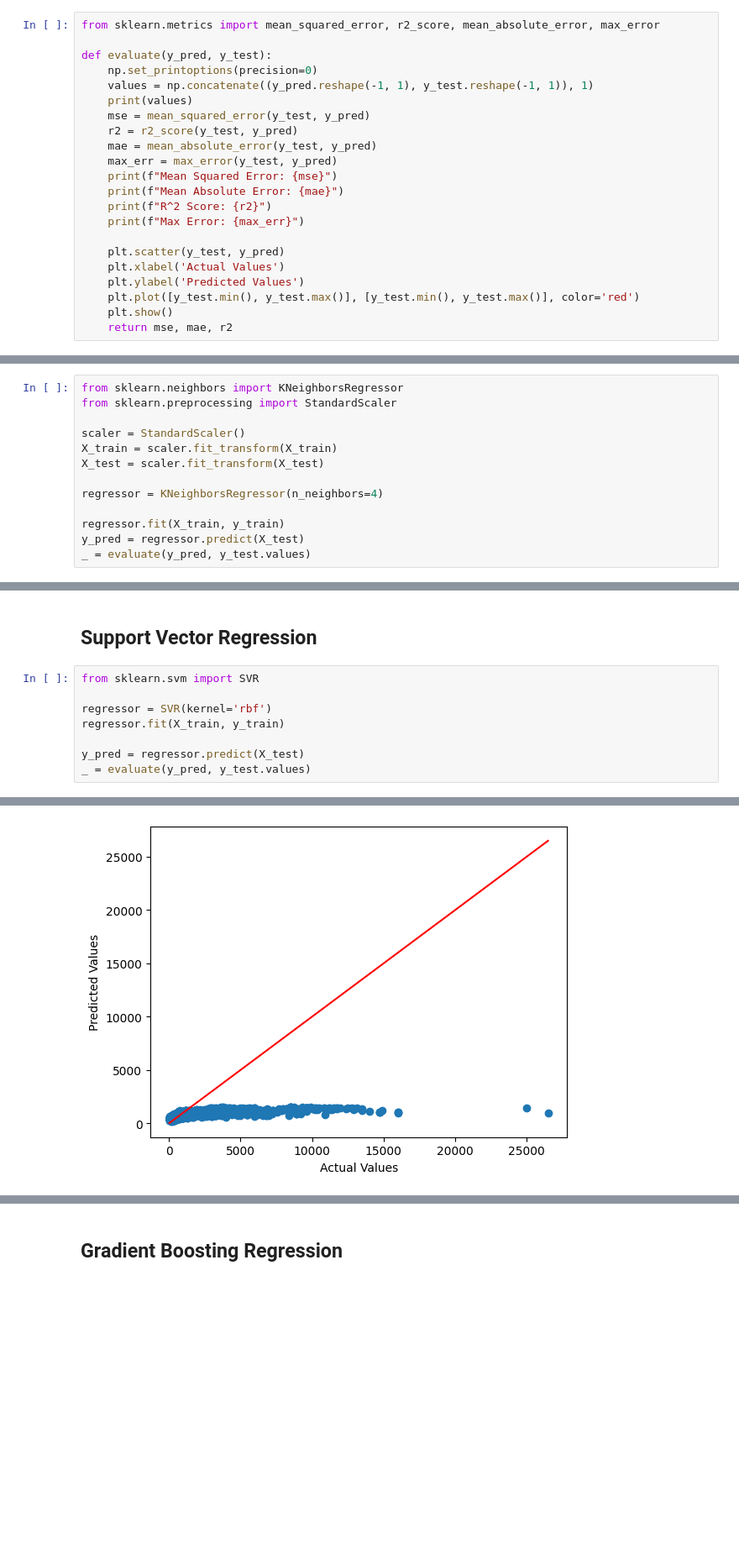
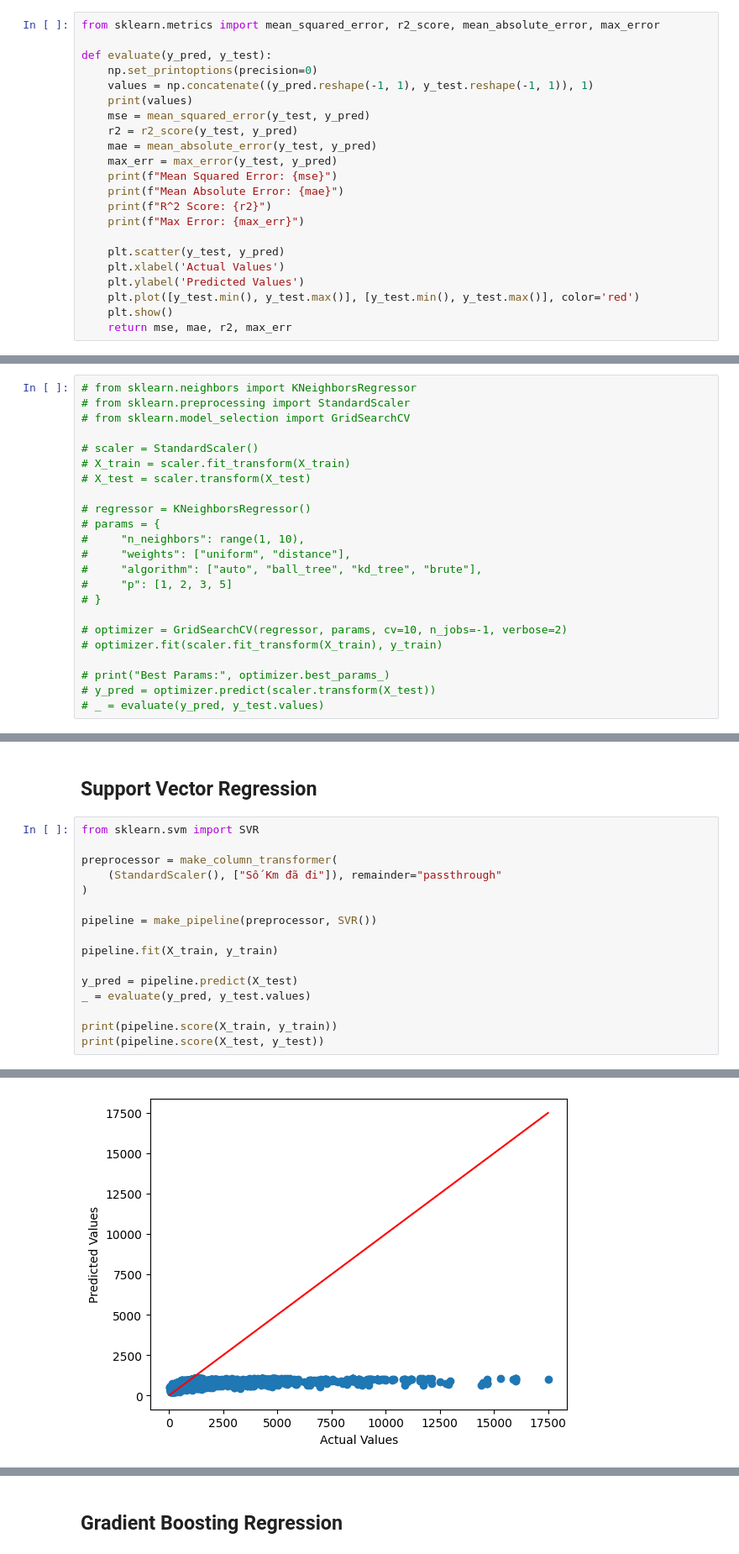
Before and after one commit to quangster/ML-project, a Jupyter notebook: train_model.ipynb, the cells around one changed output, grey strips where cells are left out. Shown at 84% size. Drawn from its saved outputs; the diff is of its cells as text; blank space fills up the shorter version.

```diff
--- a/train_model.ipynb
+++ b/train_model.ipynb
@@ -57,4 +64,4 @@ def evaluate(y_pred, y_test):
     plt.ylabel('Predicted Values')
     plt.plot([y_test.min(), y_test.max()], [y_test.min(), y_test.max()], color='red')
     plt.show()
-    return mse, mae, r2
+    return mse, mae, r2, max_err
@@ -255,13 +305,23 @@ Tối ưu hóa Random Forest bằng GridSearch
 # %%
-from sklearn.neighbors import KNeighborsRegressor
-from sklearn.preprocessing import StandardScaler
+# from sklearn.neighbors import KNeighborsRegressor
+# from sklearn.preprocessing import StandardScaler
+# from sklearn.model_selection import GridSearchCV
 
-scaler = StandardScaler()
-X_train = scaler.fit_transform(X_train)
-X_test = scaler.fit_transform(X_test)
+# scaler = StandardScaler()
+# X_train = scaler.fit_transform(X_train)
+# X_test = scaler.transform(X_test)
 
-regressor = KNeighborsRegressor(n_neighbors=4)
+# regressor = KNeighborsRegressor()
+# params = {
+#     "n_neighbors": range(1, 10),
+#     "weights": ["uniform", "distance"],
+#     "algorithm": ["auto", "ball_tree", "kd_tree", "brute"],
+#     "p": [1, 2, 3, 5]
+# }
 
-regressor.fit(X_train, y_train)
-y_pred = regressor.predict(X_test)
-_ = evaluate(y_pred, y_test.values)
+# optimizer = GridSearchCV(regressor, params, cv=10, n_jobs=-1, verbose=2)
+# optimizer.fit(scaler.fit_transform(X_train), y_train)
+
+# print("Best Params:", optimizer.best_params_)
+# y_pred = optimizer.predict(scaler.transform(X_test))
+# _ = evaluate(y_pred, y_test.values)
@@ -283,9 +330,17 @@ Max Error: 13100.0
 # %%
 from sklearn.svm import SVR
 
-regressor = SVR(kernel='rbf')
-regressor.fit(X_train, y_train)
+preprocessor = make_column_transformer(
+    (StandardScaler(), ["Số Km đã đi"]), remainder="passthrough"
+)
 
-y_pred = regressor.predict(X_test)
+pipeline = make_pipeline(preprocessor, SVR())
+
+pipeline.fit(X_train, y_train)
+
+y_pred = pipeline.predict(X_test)
 _ = evaluate(y_pred, y_test.values)
+
+print(pipeline.score(X_train, y_train))
+print(pipeline.score(X_test, y_test))
 # %% [output]
@@ -303 +358 @@ Max Error: 25563.622497349545
-[figure, old version]
+[figure, new version]
```
Also changed, not shown: parts of 58 cells of this notebook, 1 other file.
